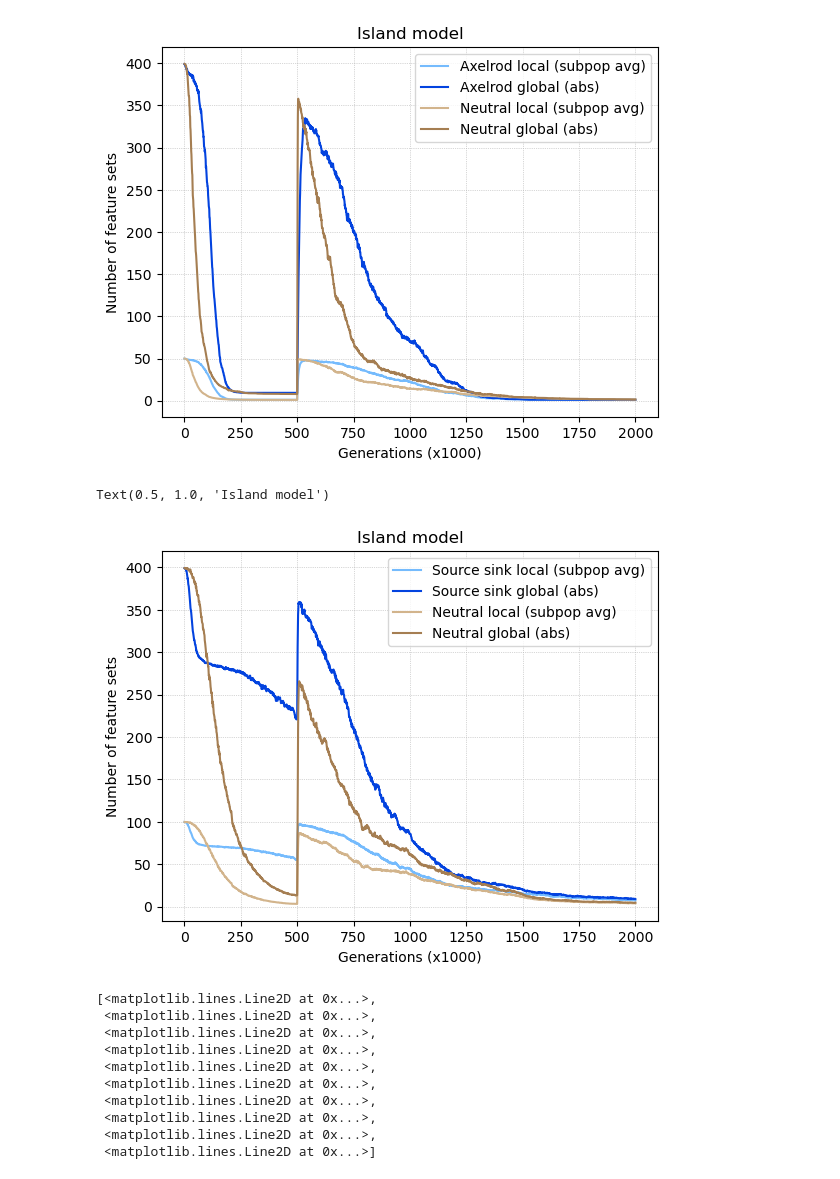
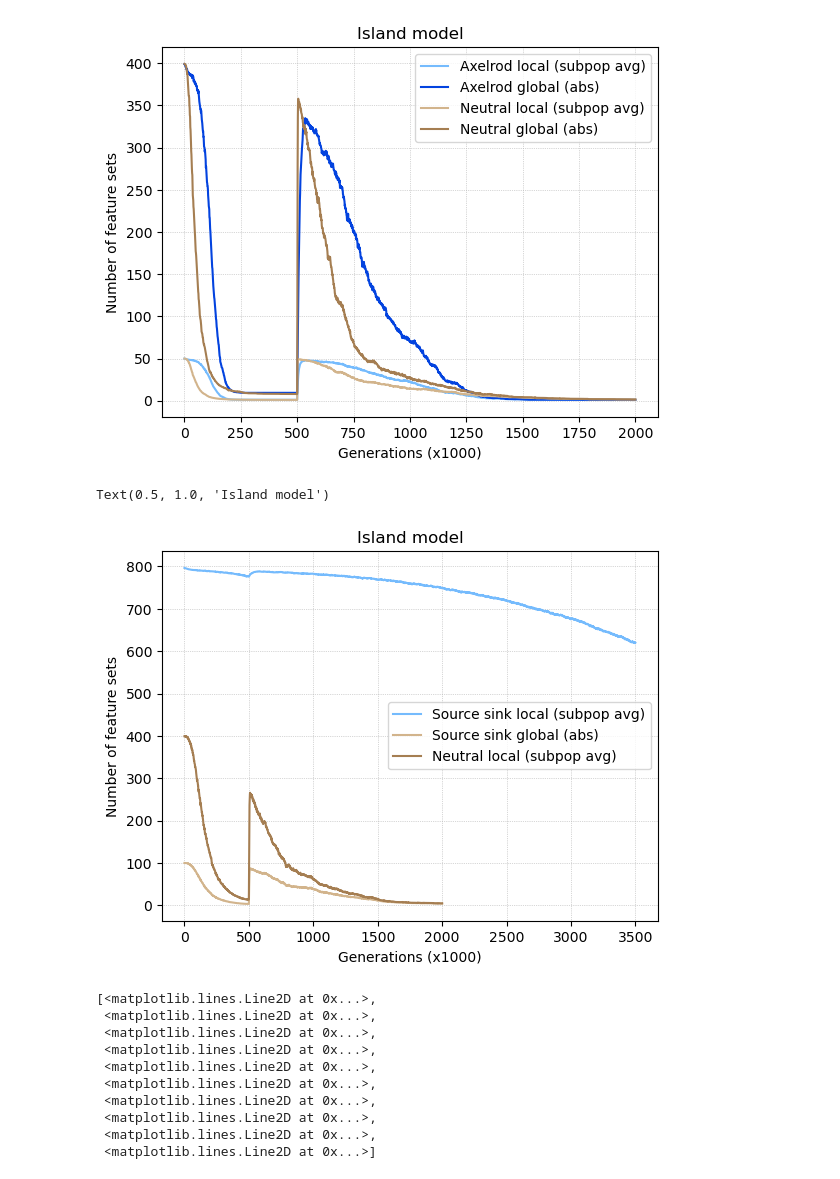
Before and after one commit to mtomasini/MetapopulationsPython, a Jupyter notebook: exploration.ipynb, the cells around one changed output. Cells and saved outputs as stored; diff of their text form; code cells hidden in the pictures.

```diff
--- a/exploration.ipynb
+++ b/exploration.ipynb
@@ -619,23 +619,23 @@ Text(0.5, 1.0, 'Island model')
 [figure]
 # %%
 import pandas as pd
-data_axelrod_local = pd.read_csv("./Outputs/SourceSink/pop400/island/4subpop_m1e-3_burnin_283_subpop_set_counts.csv", index_col=0)
-data_axelrod_global = pd.read_csv("./Outputs/SourceSink/pop400/island/4subpop_m1e-3_burnin_283_metapop_set_counts.csv", index_col=0)
+data_axelrod_local = pd.read_csv("./Outputs/TAG2024/01-neutral-axelrod/4subpop_island_axelrod_interaction_metapop_set_counts.csv", index_col=0)
+data_axelrod_global = pd.read_csv("./Outputs/TAG2024/01-neutral-axelrod/8subpop_island_axelrod_interaction_metapop_set_counts.csv", index_col=0)
 data_neutral_local = pd.read_csv("./Outputs/neutral/pop400/island/4subpop_m1e-3_burnin_subpop_set_counts.csv", index_col=0)
 data_neutral_global = pd.read_csv("./Outputs/neutral/pop400/island/4subpop_m1e-3_burnin_metapop_set_counts.csv", index_col=0)
 # %%
 plt.plot(data_axelrod_local.mean(axis=1), color = 'xkcd:sky blue')
-plt.plot(data_axelrod_global.mean(axis=1), color = 'xkcd:blue')
+#plt.plot(data_axelrod_global.mean(axis=1), color = 'xkcd:blue')
 plt.plot(data_neutral_local.mean(axis=1), color = 'tan')
 plt.plot(data_neutral_global.mean(axis=1), color = 'xkcd:puce')
 plt.legend(["Source sink local (subpop avg)", "Source sink global (abs)", "Neutral local (subpop avg)", "Neutral global (abs)"])
 plt.ylabel("Number of feature sets")
 plt.xlabel("Generations (x1000)")
 plt.grid(linestyle=':', linewidth=0.5)
 plt.title("Island model")
 # %% [output]
 Text(0.5, 1.0, 'Island model')
-[figure, old version]
+[figure, new version]
 # %%
 plt.plot(data_axelrod_global, c = "blue", alpha=0.5, linewidth=0.5)
 plt.plot(data_neutral_global, c = "red", alpha=0.5, linewidth=0.5)
```
Also changed, not shown: parts of 5 cells of this notebook, 2 other files.
